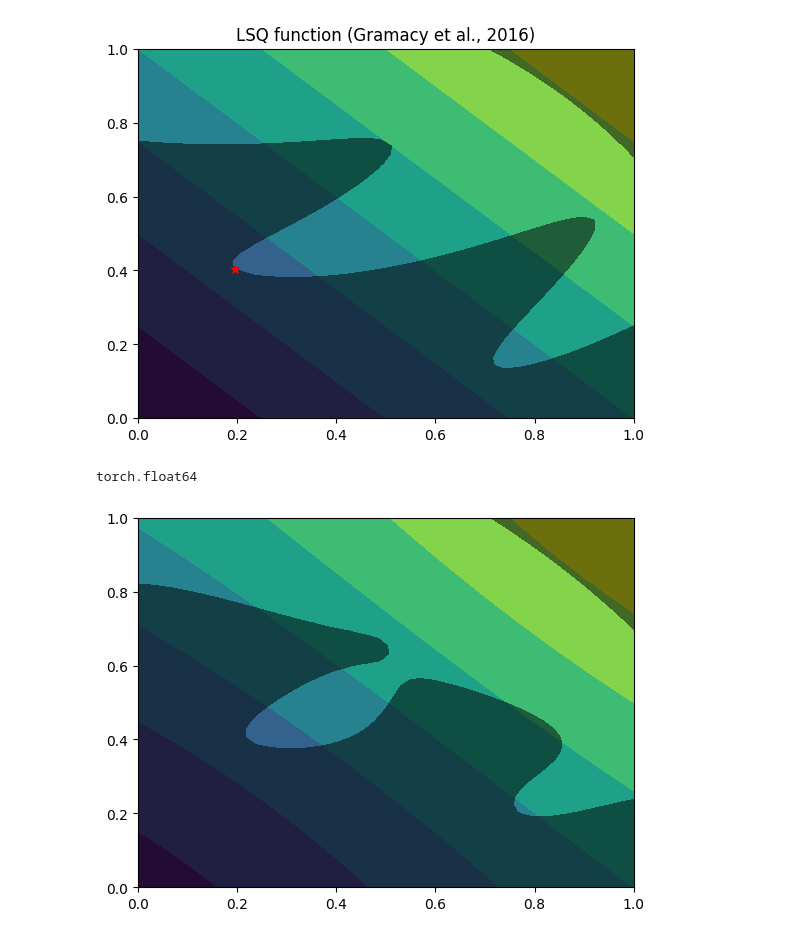
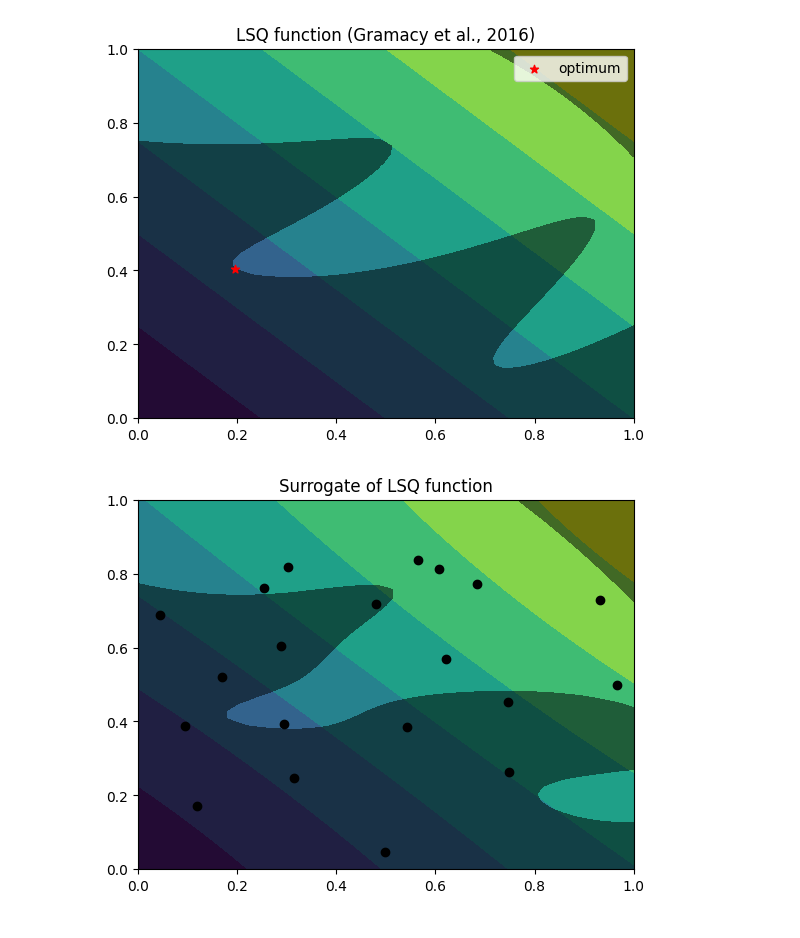
Before and after one commit to Lucas-de-Man/masters_thesis, a Jupyter notebook: sampling_visualisation/main.ipynb, the cells around one changed output. Drawn from its saved outputs; the diff is of its cells as text; code cells hidden in the pictures.

```diff
--- a/sampling_visualisation/main.ipynb
+++ b/sampling_visualisation/main.ipynb
@@ -21,7 +21,7 @@ def make_grid(dim=2, lim=(0, 1), resolution=50, grid=None):
         start = end
     return grid
 # %%
-def plot_contours(function, resolution=50, lim=(0, 1), name=None):
+def plot_contours(function, resolution=50, lim=(0, 1), name=None, plot=True):
     assert resolution > 1
     grid = make_grid(2, lim, resolution)
     x, y = np.linspace(lim[0], lim[1], resolution), np.linspace(lim[0], lim[1], resolution)
@@ -33,26 +33,29 @@ def plot_contours(function, resolution=50, lim=(0, 1), name=None):
         # shade infeasable area
         plt.contourf(x, y, values[:, i].detach().numpy().reshape((resolution, resolution)), levels=[-np.inf, 0], alpha=0.5, colors=['black', 'white'])
     if hasattr(function, 'optimum') and function.optimum is not None:
-        plt.scatter(*function.optimum[0].numpy(), marker="*", color='red')
+        plt.scatter(*function.optimum[0].numpy(), marker="*", color='red', label='optimum')
     if hasattr(function, 'cite') and hasattr(function, 'name'):
         plt.title(f'{function.name} ({function.cite})')
     elif name is not None:
         plt.title(f'{name}')
-    plt.show()
+    if plot:
+        plt.legend()
+        plt.show()
 
 f = Gramacy()
 plot_contours(f)
 # %% [output]
-[figure, old version]
+[figure, new version]
 # %%
-def make_surrogate(function, n_points=20, sampler=None):
-    sampler = LatinHypercube(d=function.x_dim, optimization='lloyd') if sampler is None else sampler
+def make_surrogate(function, n_points=20, sampler=None, seed=None):
+    sampler = LatinHypercube(d=function.x_dim, optimization='lloyd', seed=seed) if sampler is None else sampler
     points_x = torch.tensor(sampler.random(n_points), dtype=torch.double)
     points_y = function(points_x)
     return Surrogate(points_x, points_y)
 
-sur = make_surrogate(f)
-plot_contours(sur)
+surrogate = make_surrogate(f, seed=65178)
+plot_contours(surrogate, plot=False, name='Surrogate of LSQ function')
+plt.scatter(surrogate.x_points[:, 0].numpy(), surrogate.x_points[:, 1].numpy(), marker='o', color='black')
+plt.show()
 # %% [output]
-torch.float64
-[figure, old version]
+[figure, new version]
```
Also changed, not shown: parts of 3 cells of this notebook.
